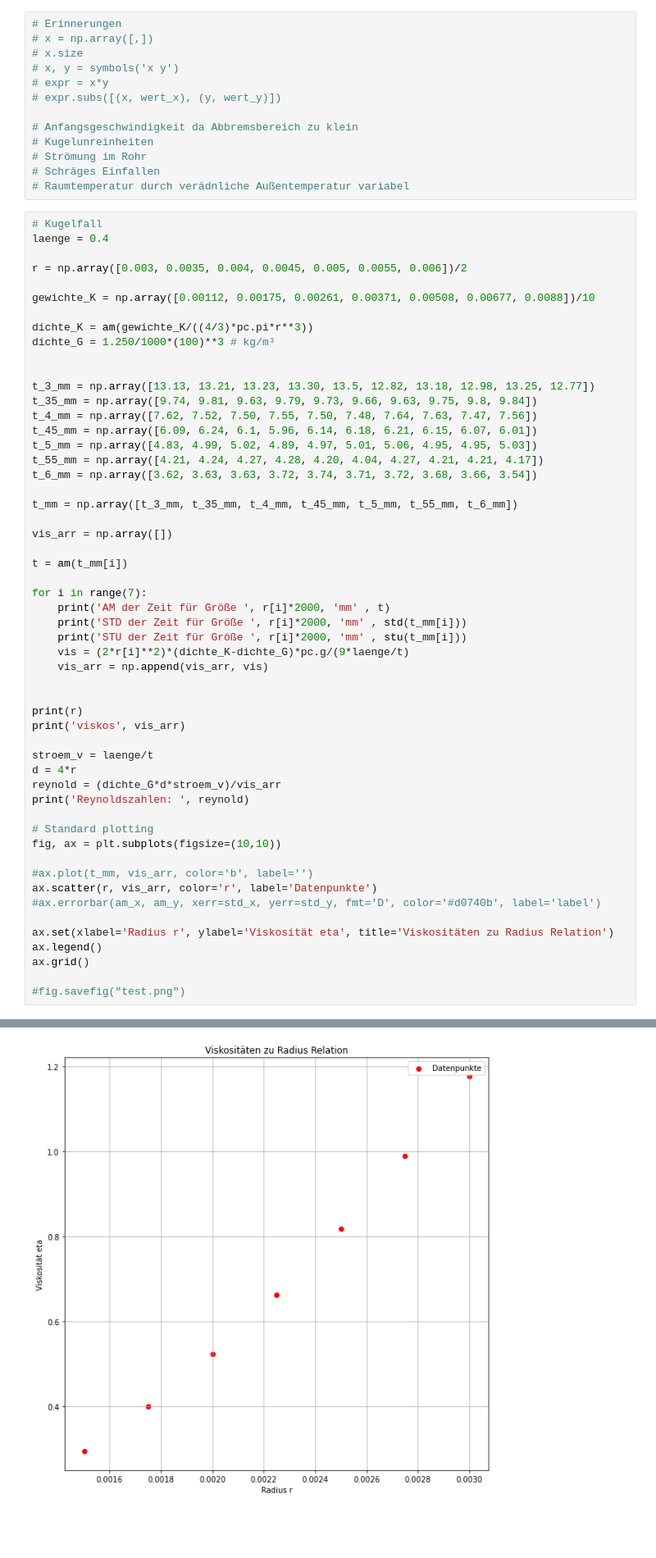
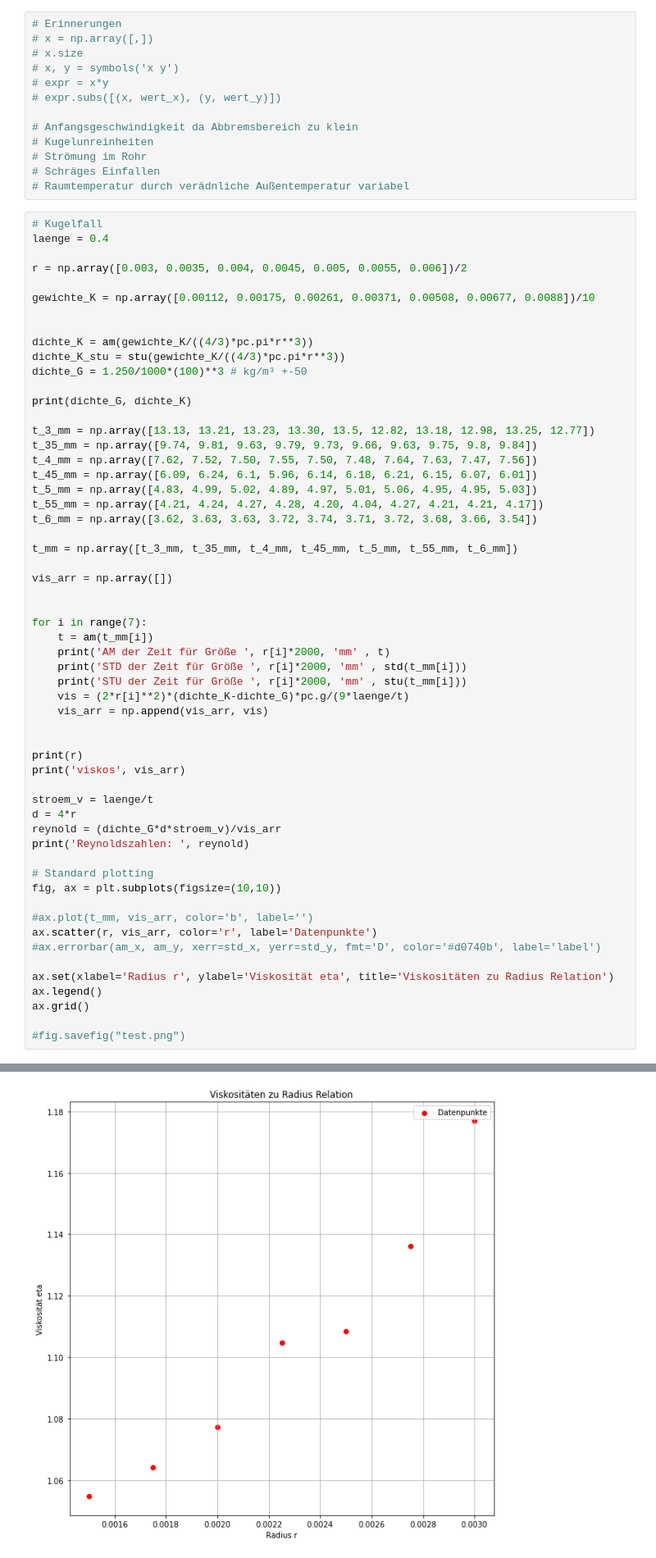
Before and after one commit to AP1ACC/V1, a Jupyter notebook: V8 .ipynb, the cells around one changed output, grey strips where cells are left out. Shown: that part at 82% size. Cells and saved outputs as stored; diff of their text form; blank space fills up the shorter version.

```diff
--- a/V8 .ipynb
+++ b/V8 .ipynb
@@ -96,9 +150,12 @@ r = np.array([0.003, 0.0035, 0.004, 0.0045, 0.005, 0.0055, 0.006])/2
 
 gewichte_K = np.array([0.00112, 0.00175, 0.00261, 0.00371, 0.00508, 0.00677, 0.0088])/10
 
+
 dichte_K = am(gewichte_K/((4/3)*pc.pi*r**3))
-dichte_G = 1.250/1000*(100)**3 # kg/m³
+dichte_K_stu = stu(gewichte_K/((4/3)*pc.pi*r**3))
+dichte_G = 1.250/1000*(100)**3 # kg/m³ +-50
 
+print(dichte_G, dichte_K)
 
 t_3_mm = np.array([13.13, 13.21, 13.23, 13.30, 13.5, 12.82, 13.18, 12.98, 13.25, 12.77])
 t_35_mm = np.array([9.74, 9.81, 9.63, 9.79, 9.73, 9.66, 9.63, 9.75, 9.8, 9.84])
@@ -112,9 +169,9 @@ t_mm = np.array([t_3_mm, t_35_mm, t_4_mm, t_45_mm, t_5_mm, t_55_mm, t_6_mm])
 
 vis_arr = np.array([])
 
-t = am(t_mm[i])
 
 for i in range(7):
+    t = am(t_mm[i])
     print('AM der Zeit für Größe ', r[i]*2000, 'mm' , t)
     print('STD der Zeit für Größe ', r[i]*2000, 'mm' , std(t_mm[i]))
     print('STU der Zeit für Größe ', r[i]*2000, 'mm' , stu(t_mm[i]))
@@ -162,4 +219,4 @@ Reynoldszahlen:  [2.78188138 2.38446975 2.08641103 1.85458758 1.66912883 1.51738
  1.39094069]
-[figure, old version]
+[figure, new version]
 # %%
 # Kappilar
```
Also changed, not shown: parts of 5 cells of this notebook, 1 other file.
